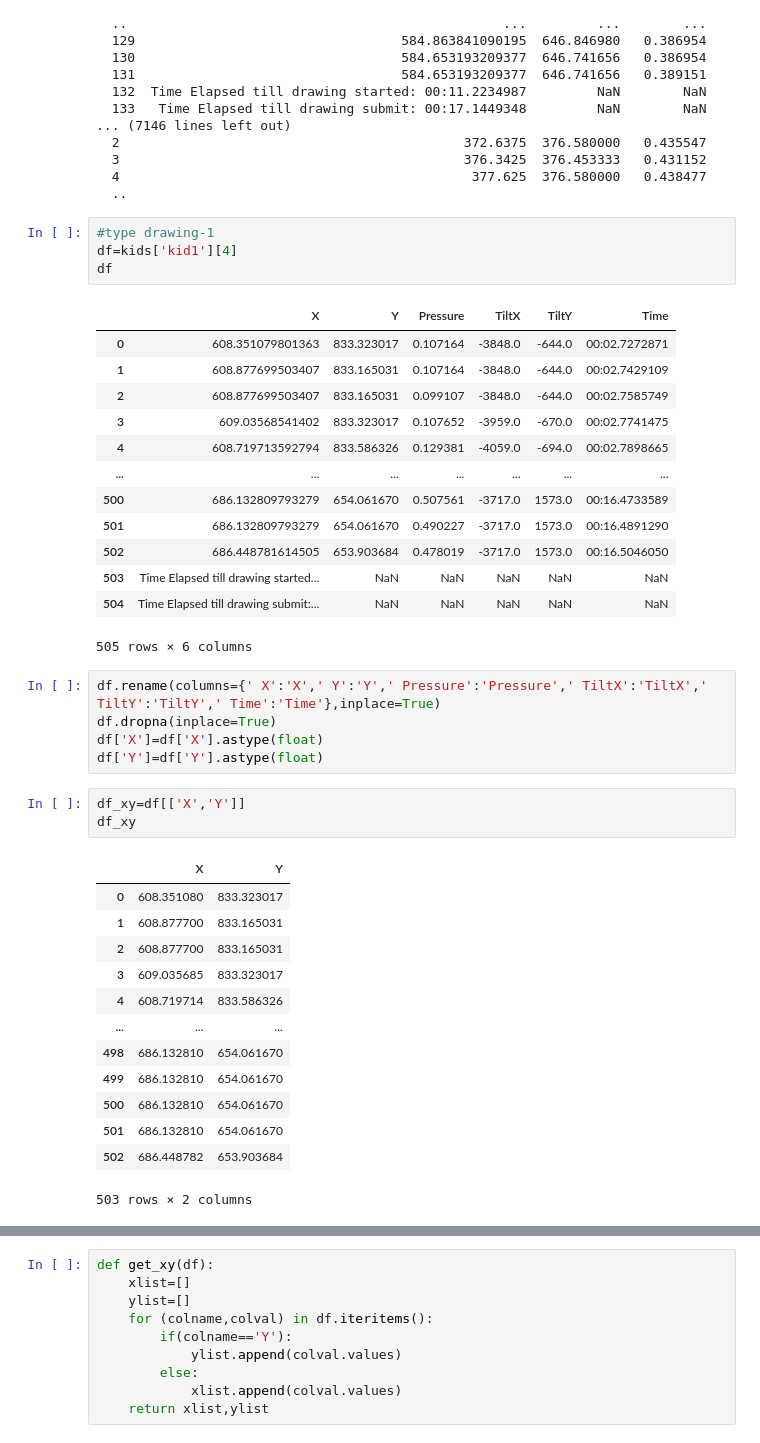
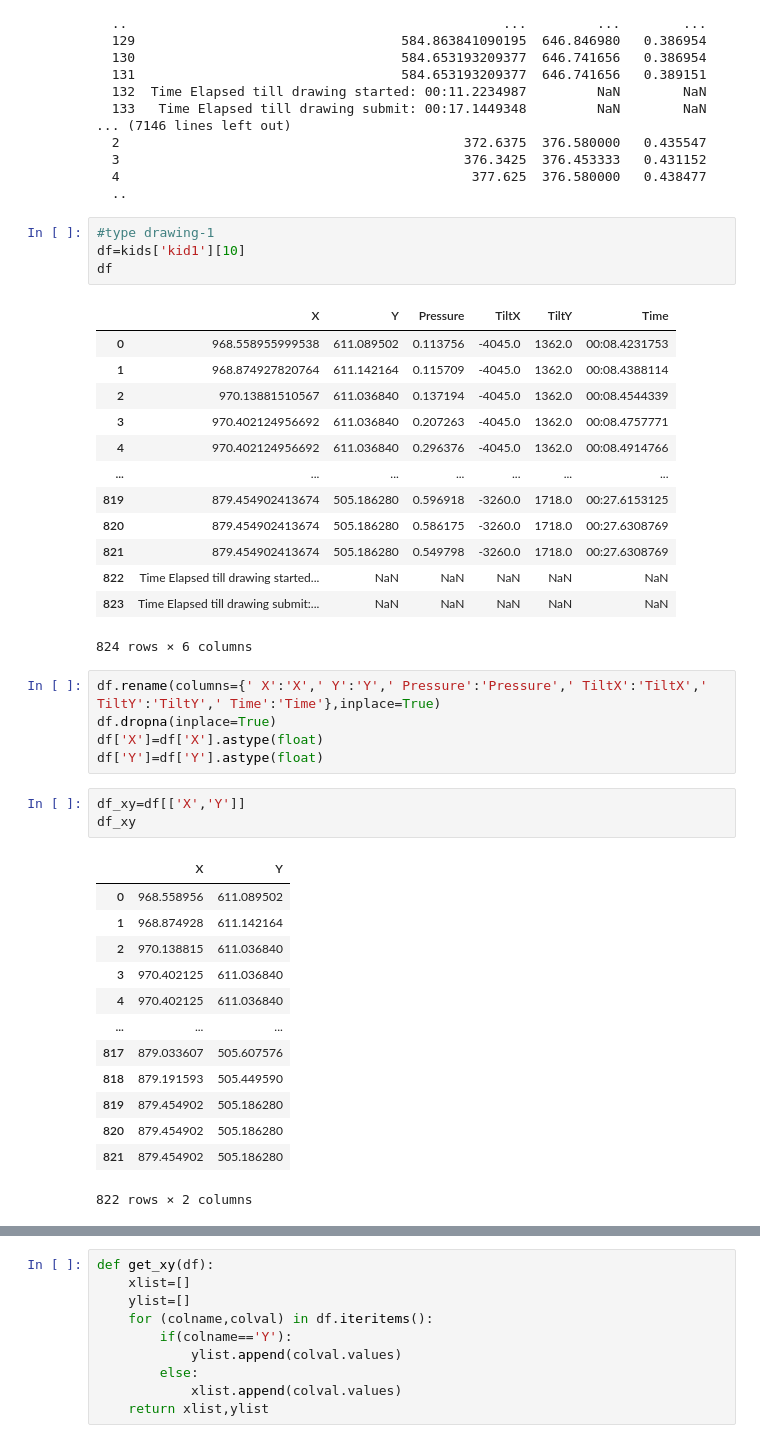
Before and after one commit to Aviost111/sem2_project, a Jupyter notebook: kids_data.ipynb, the cells around one changed output, grey strips where cells are left out. Drawn from its saved outputs; the diff is of its cells as text.

```diff
--- a/kids_data.ipynb
+++ b/kids_data.ipynb
@@ -95,22 +95,22 @@ kids
   ..
 # %%
 #type drawing-1
-df=kids['kid1'][4]
+df=kids['kid1'][10]
 df
 # %% [output]
 |  | X | Y | Pressure | TiltX | TiltY | Time |
-| 0 | 608.351079801363 | 833.323017 | 0.107164 | -3848.0 | -644.0 | 00:02.7272871 |
-| 1 | 608.877699503407 | 833.165031 | 0.107164 | -3848.0 | -644.0 | 00:02.7429109 |
-| 2 | 608.877699503407 | 833.165031 | 0.099107 | -3848.0 | -644.0 | 00:02.7585749 |
-| 3 | 609.03568541402 | 833.323017 | 0.107652 | -3959.0 | -670.0 | 00:02.7741475 |
-| 4 | 608.719713592794 | 833.586326 | 0.129381 | -4059.0 | -694.0 | 00:02.7898665 |
+| 0 | 968.558955999538 | 611.089502 | 0.113756 | -4045.0 | 1362.0 | 00:08.4231753 |
+| 1 | 968.874927820764 | 611.142164 | 0.115709 | -4045.0 | 1362.0 | 00:08.4388114 |
+| 2 | 970.13881510567 | 611.036840 | 0.137194 | -4045.0 | 1362.0 | 00:08.4544339 |
+| 3 | 970.402124956692 | 611.036840 | 0.207263 | -4045.0 | 1362.0 | 00:08.4757771 |
+| 4 | 970.402124956692 | 611.036840 | 0.296376 | -4045.0 | 1362.0 | 00:08.4914766 |
 | ... | ... | ... | ... | ... | ... | ... |
-| 500 | 686.132809793279 | 654.061670 | 0.507561 | -3717.0 | 1573.0 | 00:16.4733589 |
-| 501 | 686.132809793279 | 654.061670 | 0.490227 | -3717.0 | 1573.0 | 00:16.4891290 |
-| 502 | 686.448781614505 | 653.903684 | 0.478019 | -3717.0 | 1573.0 | 00:16.5046050 |
-| 503 | Time Elapsed till drawing started... | NaN | NaN | NaN | NaN | NaN |
-| 504 | Time Elapsed till drawing submit:... | NaN | NaN | NaN | NaN | NaN |
+| 819 | 879.454902413674 | 505.186280 | 0.596918 | -3260.0 | 1718.0 | 00:27.6153125 |
+| 820 | 879.454902413674 | 505.186280 | 0.586175 | -3260.0 | 1718.0 | 00:27.6308769 |
+| 821 | 879.454902413674 | 505.186280 | 0.549798 | -3260.0 | 1718.0 | 00:27.6308769 |
+| 822 | Time Elapsed till drawing started... | NaN | NaN | NaN | NaN | NaN |
+| 823 | Time Elapsed till drawing submit:... | NaN | NaN | NaN | NaN | NaN |
-505 rows × 6 columns
+824 rows × 6 columns
 # %%
 df.rename(columns={' X':'X',' Y':'Y',' Pressure':'Pressure',' TiltX':'TiltX',' TiltY':'TiltY',' Time':'Time'},inplace=True)
 df.dropna(inplace=True)
@@ -121,18 +121,18 @@ df_xy=df[['X','Y']]
 df_xy
 # %% [output]
 |  | X | Y |
-| 0 | 608.351080 | 833.323017 |
-| 1 | 608.877700 | 833.165031 |
-| 2 | 608.877700 | 833.165031 |
-| 3 | 609.035685 | 833.323017 |
-| 4 | 608.719714 | 833.586326 |
+| 0 | 968.558956 | 611.089502 |
+| 1 | 968.874928 | 611.142164 |
+| 2 | 970.138815 | 611.036840 |
+| 3 | 970.402125 | 611.036840 |
+| 4 | 970.402125 | 611.036840 |
 | ... | ... | ... |
-| 498 | 686.132810 | 654.061670 |
-| 499 | 686.132810 | 654.061670 |
-| 500 | 686.132810 | 654.061670 |
-| 501 | 686.132810 | 654.061670 |
-| 502 | 686.448782 | 653.903684 |
+| 817 | 879.033607 | 505.607576 |
+| 818 | 879.191593 | 505.449590 |
+| 819 | 879.454902 | 505.186280 |
+| 820 | 879.454902 | 505.186280 |
+| 821 | 879.454902 | 505.186280 |
-503 rows × 2 columns
+822 rows × 2 columns
 # %%
 df_xy.plot.scatter(x='X',y='Y',c='DarkBlue')
 ax = plt.gca()
```
Also changed, not shown: parts of 20 cells of this notebook.
